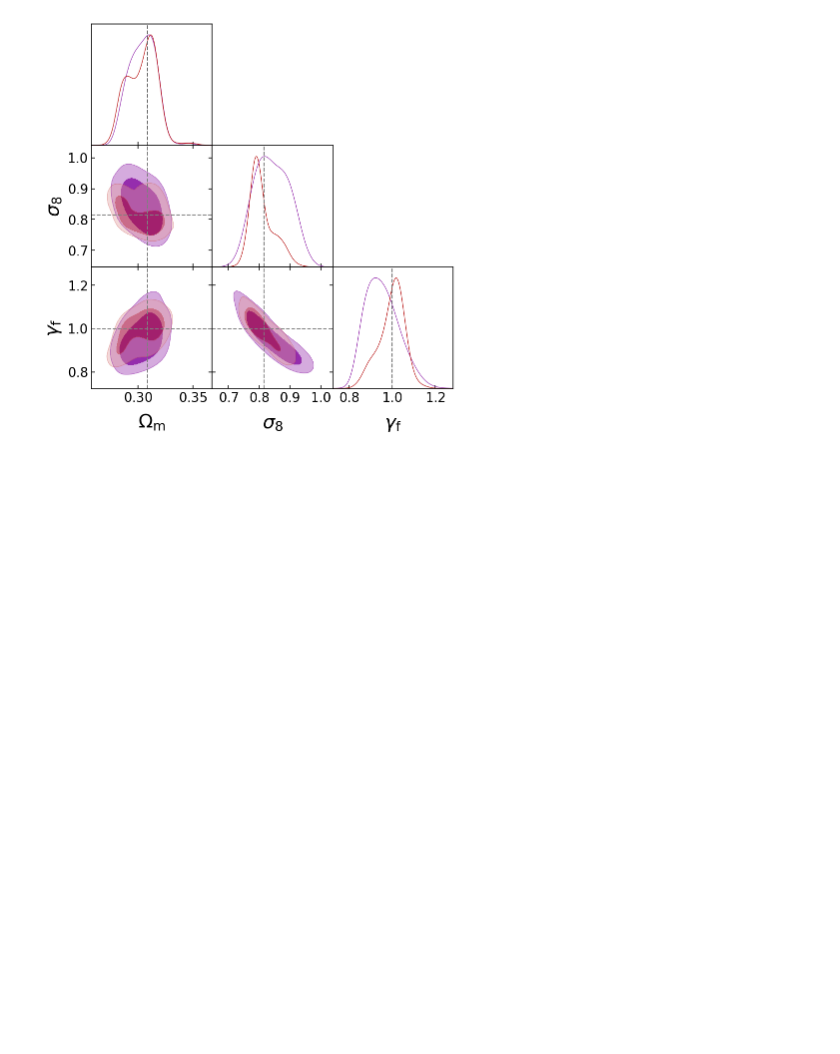
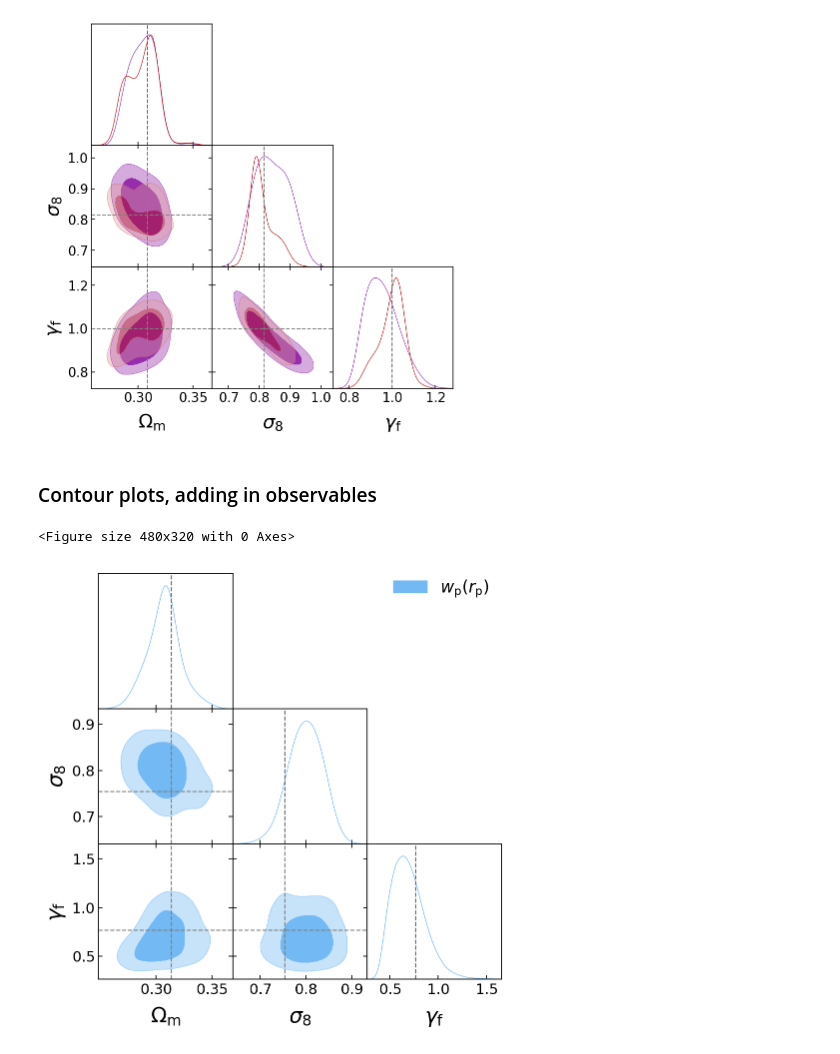
Before and after one commit to kstoreyf/aemulator, a Jupyter notebook: notebooks/2022-09-27_figures_postdoc_proposal.ipynb, the cells around one changed output. Drawn from its saved outputs; the diff is of its cells as text; code cells hidden in the pictures; blank space fills up the shorter version.

Commit message:
postdoc proposal figures

```diff
--- a/notebooks/2022-09-27_figures_postdoc_proposal.ipynb
+++ b/notebooks/2022-09-27_figures_postdoc_proposal.ipynb
@@ -364,3 +367,17 @@ g = plotter.plot_contours(chaintags, colors=colors,
 plt.savefig(f'{plot_dir}/uchuu_recovery.pdf', bbox_inches='tight')
 # %% [output]
 [figure]
+# %% [markdown]
+### Contour plots, adding in observables
+# %%
+chaintags = [
+             'wp_c1h12_all',
+            ]
+g = plotter.plot_contours(chaintags, legend_labels=labels_addin,
+                          colors=colors_addin,
+                          legend_loc=(0.74,0.91),
+                          legend_fontsize=18,
+                          params_toplot=params_keycosmo)
+# %% [output]
+<Figure size 480x320 with 0 Axes>
+[figure, added]
```
Also changed, not shown: parts of 8 cells of this notebook.
